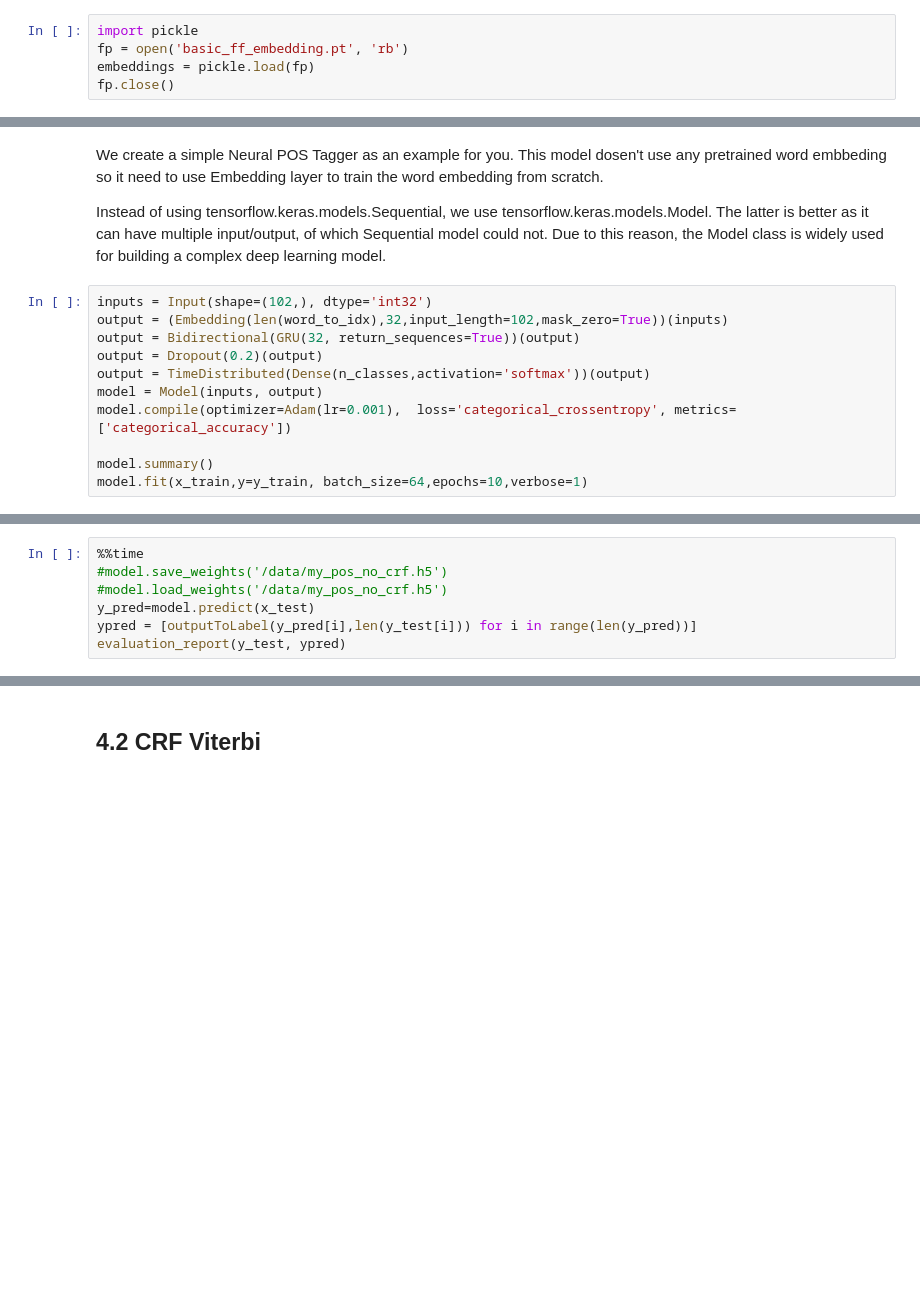
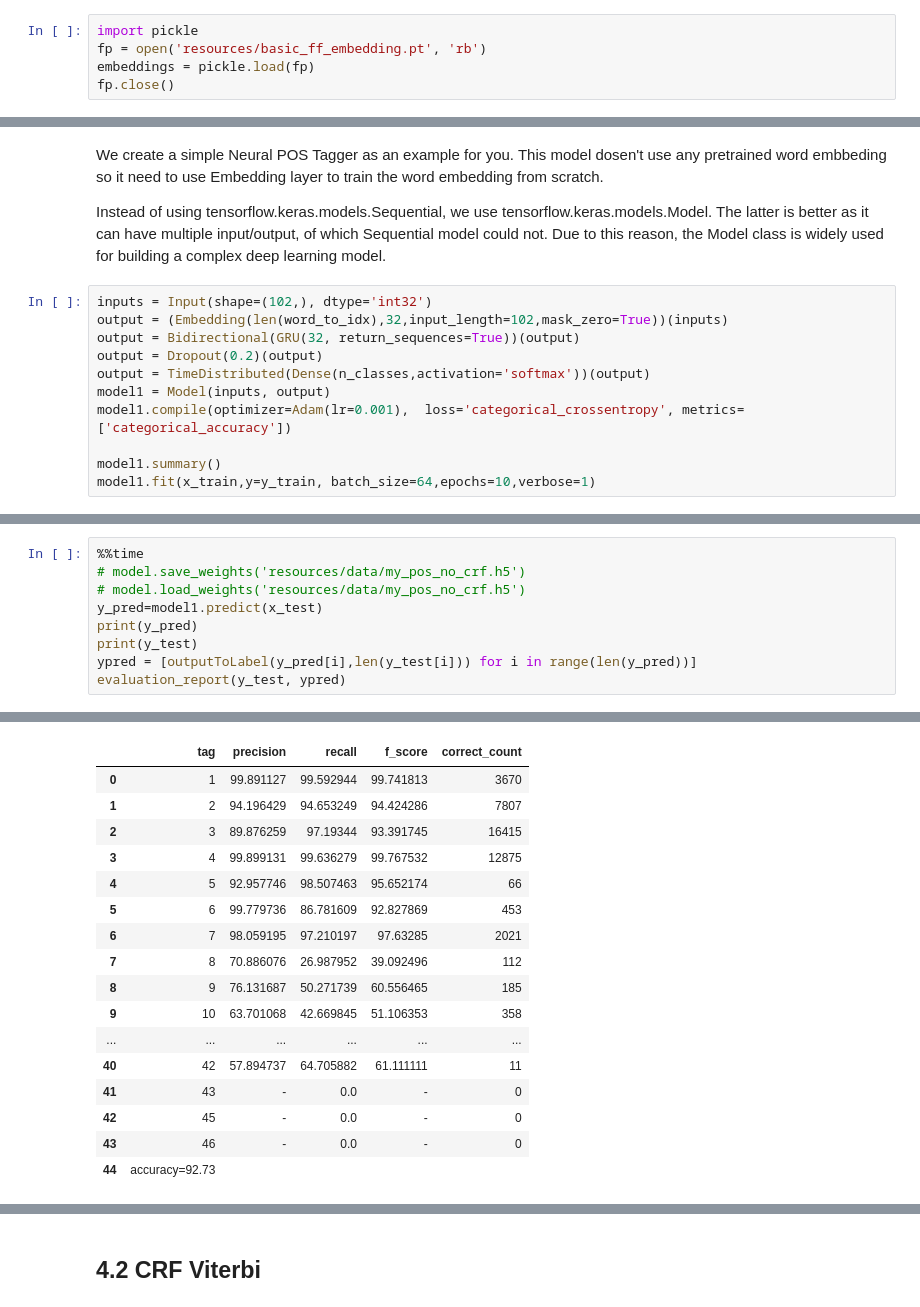
Before and after one commit to Kla10011/FRA501-NLP, a Jupyter notebook: HW1/HW1.3_PoS tagging.ipynb, the cells around one changed output, grey strips where cells are left out. Saved outputs shown, nothing was run; the diff lists cells and outputs as text; blank space fills up the shorter version.

```diff
--- a/HW1/HW1.3_PoS tagging.ipynb
+++ b/HW1/HW1.3_PoS tagging.ipynb
@@ -89,6 +85,6 @@ yunk_emb
 Next, we load pretrained weight embedding using pickle. The pretrained weight is a dictionary which map a word to its embedding.
 # %%
 import pickle
-fp = open('basic_ff_embedding.pt', 'rb')
+fp = open('resources/basic_ff_embedding.pt', 'rb')
 embeddings = pickle.load(fp)
 fp.close()
@@ -241,8 +279,8 @@ output = (Embedding(len(word_to_idx),32,input_length=102,mask_zero=True))(inputs
 output = Bidirectional(GRU(32, return_sequences=True))(output)
 output = Dropout(0.2)(output)
 output = TimeDistributed(Dense(n_classes,activation='softmax'))(output)
-model = Model(inputs, output)
-model.compile(optimizer=Adam(lr=0.001),  loss='categorical_crossentropy', metrics=['categorical_accuracy'])
+model1 = Model(inputs, output)
+model1.compile(optimizer=Adam(lr=0.001),  loss='categorical_crossentropy', metrics=['categorical_accuracy'])
 
-model.summary()
-model.fit(x_train,y=y_train, batch_size=64,epochs=10,verbose=1)
+model1.summary()
+model1.fit(x_train,y=y_train, batch_size=64,epochs=10,verbose=1)
@@ -252,7 +329,10 @@ model.fit(x_train,y_train,batch_size=64,epochs=10,verbose=1)
 # %%
 %%time
-#model.save_weights('/data/my_pos_no_crf.h5')
-#model.load_weights('/data/my_pos_no_crf.h5')
-y_pred=model.predict(x_test)
+# model.save_weights('resources/data/my_pos_no_crf.h5')
+# model.load_weights('resources/data/my_pos_no_crf.h5')
+y_pred=model1.predict(x_test)
+print(y_pred)
+print(y_test)
 ypred = [outputToLabel(y_pred[i],len(y_test[i])) for i in range(len(y_pred))]
 evaluation_report(y_test, ypred)
+# %% [output]
@@ -258,0 +356,17 @@ evaluation_report(y_test, ypred)
+|  | tag | precision | recall | f_score | correct_count |
+| 0 | 1 | 99.891127 | 99.592944 | 99.741813 | 3670 |
+| 1 | 2 | 94.196429 | 94.653249 | 94.424286 | 7807 |
+| 2 | 3 | 89.876259 | 97.19344 | 93.391745 | 16415 |
+| 3 | 4 | 99.899131 | 99.636279 | 99.767532 | 12875 |
+| 4 | 5 | 92.957746 | 98.507463 | 95.652174 | 66 |
+| 5 | 6 | 99.779736 | 86.781609 | 92.827869 | 453 |
+| 6 | 7 | 98.059195 | 97.210197 | 97.63285 | 2021 |
+| 7 | 8 | 70.886076 | 26.987952 | 39.092496 | 112 |
+| 8 | 9 | 76.131687 | 50.271739 | 60.556465 | 185 |
+| 9 | 10 | 63.701068 | 42.669845 | 51.106353 | 358 |
+| ... | ... | ... | ... | ... | ... |
+| 40 | 42 | 57.894737 | 64.705882 | 61.111111 | 11 |
+| 41 | 43 | - | 0.0 | - | 0 |
+| 42 | 45 | - | 0.0 | - | 0 |
+| 43 | 46 | - | 0.0 | - | 0 |
+| 44 | accuracy=92.73 |  |  |  |  |
```
Also changed, not shown: parts of 29 cells of this notebook, 4 other files.
